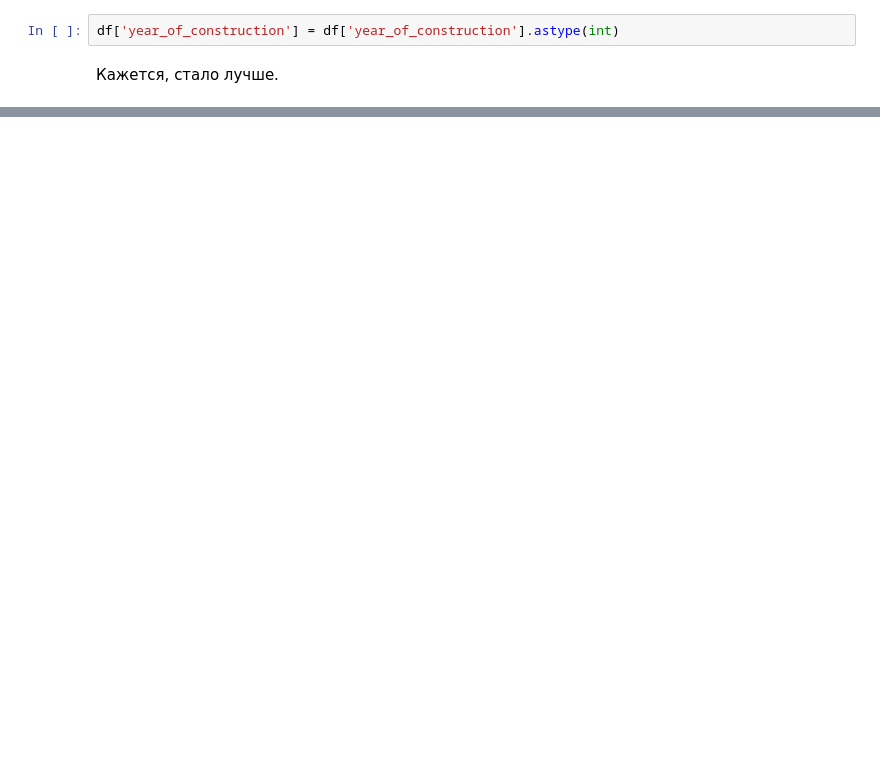
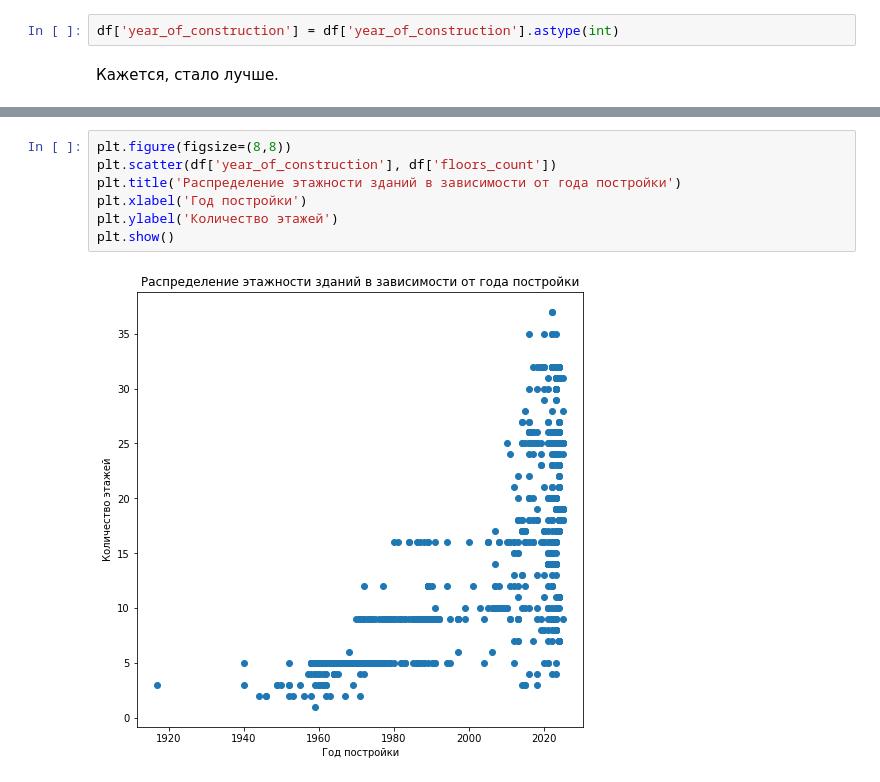
Before and after one commit to AnyutkaYan/Project, a Jupyter notebook: Data Processing.ipynb, the cells around one changed output, grey strips where cells are left out. Cells and saved outputs as stored; diff of their text form; blank space fills up the shorter version.

```diff
--- a/Data Processing.ipynb
+++ b/Data Processing.ipynb
@@ -332,0 +426,9 @@ df['year_of_construction'] = df['year_of_construction'].astype(int)
+# %%
+plt.figure(figsize=(8,8))
+plt.scatter(df['year_of_construction'], df['floors_count'])
+plt.title('Распределение этажности зданий в зависимости от года постройки')
+plt.xlabel('Год постройки')
+plt.ylabel('Количество этажей')
+plt.show()
+# %% [output]
+[figure, added]
```
Also changed, not shown: parts of 29 cells of this notebook.
